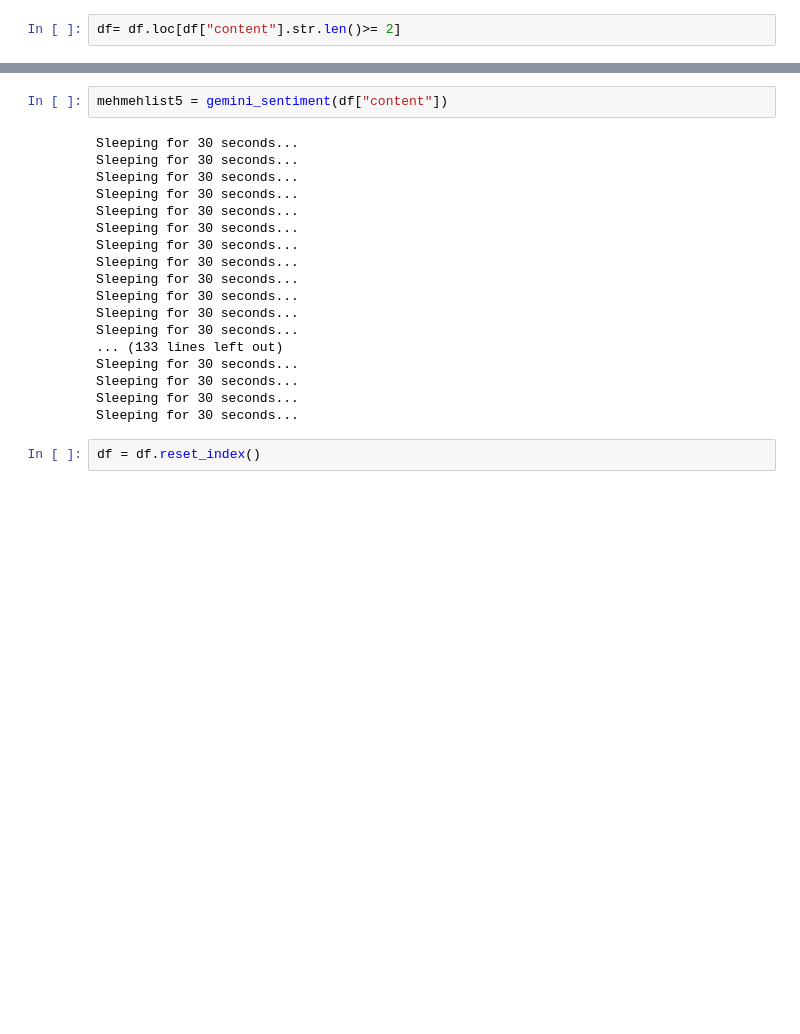
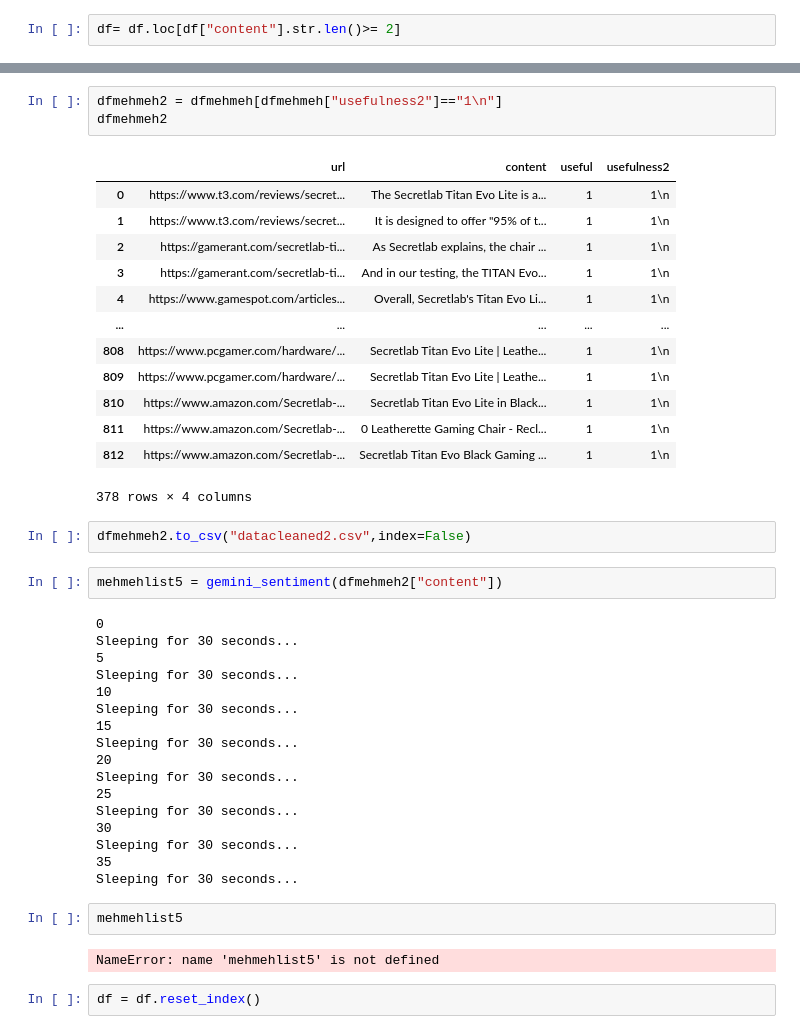
Before and after one commit to Dlairay/product_research, a Jupyter notebook: data_analysis.ipynb, the cells around one changed output, grey strips where cells are left out. Saved outputs shown, nothing was run; the diff lists cells and outputs as text; blank space fills up the shorter version.

```diff
--- a/data_analysis.ipynb
+++ b/data_analysis.ipynb
@@ -133,23 +160,45 @@ df
+# %%
+dfmehmeh2 = dfmehmeh[dfmehmeh["usefulness2"]=="1\n"]
+dfmehmeh2
+# %% [output]
+|  | url | content | useful | usefulness2 |
+| 0 | https://www.t3.com/reviews/secret... | The Secretlab Titan Evo Lite is a... | 1 | 1\n |
+| 1 | https://www.t3.com/reviews/secret... | It is designed to offer "95% of t... | 1 | 1\n |
+| 2 | https://gamerant.com/secretlab-ti... | As Secretlab explains, the chair ... | 1 | 1\n |
+| 3 | https://gamerant.com/secretlab-ti... | And in our testing, the TITAN Evo... | 1 | 1\n |
+| 4 | https://www.gamespot.com/articles... | Overall, Secretlab's Titan Evo Li... | 1 | 1\n |
+| ... | ... | ... | ... | ... |
+| 808 | https://www.pcgamer.com/hardware/... | Secretlab Titan Evo Lite | Leathe... | 1 | 1\n |
+| 809 | https://www.pcgamer.com/hardware/... | Secretlab Titan Evo Lite | Leathe... | 1 | 1\n |
+| 810 | https://www.amazon.com/Secretlab-... | Secretlab Titan Evo Lite in Black... | 1 | 1\n |
+| 811 | https://www.amazon.com/Secretlab-... | 0 Leatherette Gaming Chair - Recl... | 1 | 1\n |
+| 812 | https://www.amazon.com/Secretlab-... | Secretlab Titan Evo Black Gaming ... | 1 | 1\n |
+378 rows × 4 columns
+# %%
+dfmehmeh2.to_csv("datacleaned2.csv",index=False)
 # %%
-mehmehlist5 = gemini_sentiment(df["content"])
+mehmehlist5 = gemini_sentiment(dfmehmeh2["content"])
 # %% [output]
+0
 Sleeping for 30 seconds...
+5
 Sleeping for 30 seconds...
+10
 Sleeping for 30 seconds...
+15
 Sleeping for 30 seconds...
+20
 Sleeping for 30 seconds...
+25
 Sleeping for 30 seconds...
+30
 Sleeping for 30 seconds...
+35
 Sleeping for 30 seconds...
-Sleeping for 30 seconds...
-Sleeping for 30 seconds...
-Sleeping for 30 seconds...
-Sleeping for 30 seconds...
-... (133 lines left out)
-Sleeping for 30 seconds...
-Sleeping for 30 seconds...
-Sleeping for 30 seconds...
-Sleeping for 30 seconds...
+# %%
+mehmehlist5
+# %% [output]
+NameError: name 'mehmehlist5' is not defined
 # %%
 df = df.reset_index()
 # %%
```
Also changed, not shown: parts of 8 cells of this notebook, 2 other files.
